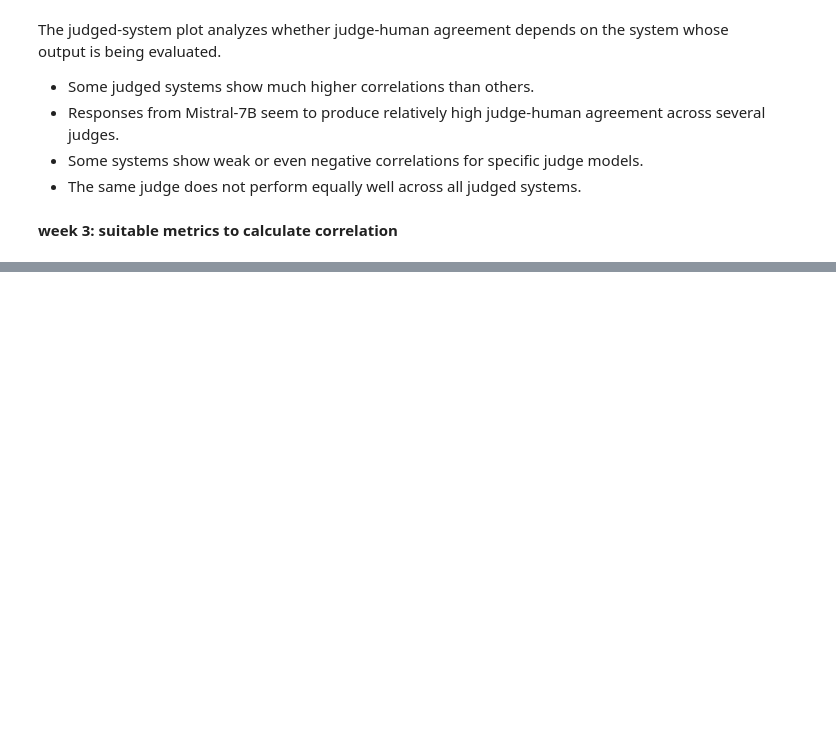
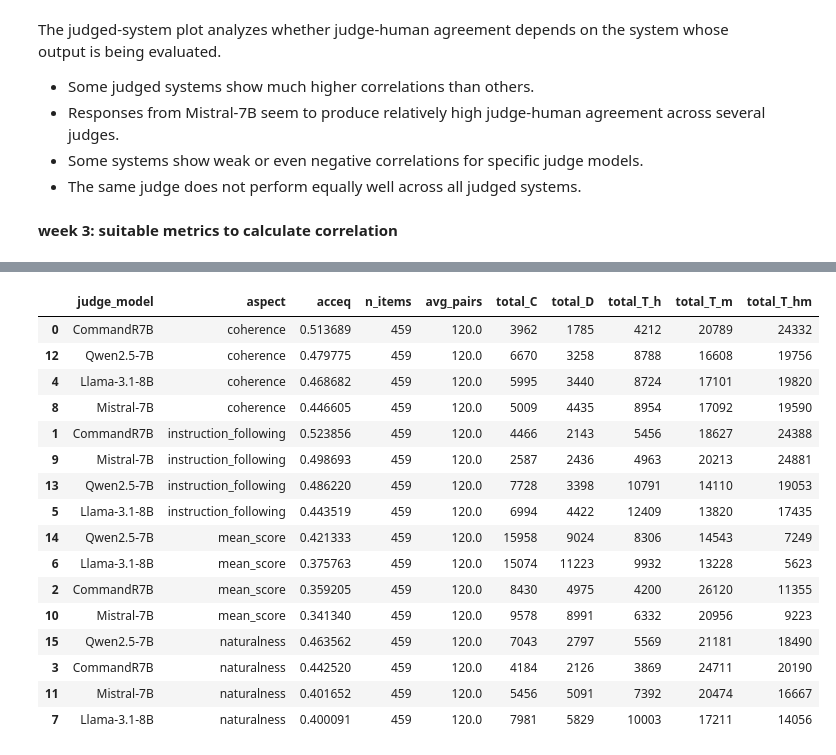
Before and after one commit to NhAnh278/llm-as-a-judge-praktikum, a Jupyter notebook: notebooks/Nhat_Anh_Hoang_analysis.ipynb, the cells around one changed output, grey strips where cells are left out. Cells and saved outputs as stored; diff of their text form; code cells hidden in the pictures; blank space fills up the shorter version.

```diff
--- a/notebooks/Nhat_Anh_Hoang_analysis.ipynb
+++ b/notebooks/Nhat_Anh_Hoang_analysis.ipynb
@@ -935,0 +1244,36 @@ The judged-system plot analyzes whether judge-human agreement depends on the sys
+# %%
+df_acceq_by_aspect = (
+    df_acceq_items
+    .groupby(["judge_model", "aspect"], as_index=False)
+    .agg(
+        acceq=("acceq", "mean"),
+        n_items=("acceq", "size"),
+        avg_pairs=("n_pairs", "mean"),
+        total_C=("C", "sum"),
+        total_D=("D", "sum"),
+        total_T_h=("T_h", "sum"),
+        total_T_m=("T_m", "sum"),
+        total_T_hm=("T_hm", "sum"),
+    )
+    .sort_values(["aspect", "acceq"], ascending=[True, False])
+)
+
+df_acceq_by_aspect
+# %% [output]
+|  | judge_model | aspect | acceq | n_items | avg_pairs | total_C | total_D | total_T_h | total_T_m | total_T_hm |
+| 0 | CommandR7B | coherence | 0.513689 | 459 | 120.0 | 3962 | 1785 | 4212 | 20789 | 24332 |
+| 12 | Qwen2.5-7B | coherence | 0.479775 | 459 | 120.0 | 6670 | 3258 | 8788 | 16608 | 19756 |
+| 4 | Llama-3.1-8B | coherence | 0.468682 | 459 | 120.0 | 5995 | 3440 | 8724 | 17101 | 19820 |
+| 8 | Mistral-7B | coherence | 0.446605 | 459 | 120.0 | 5009 | 4435 | 8954 | 17092 | 19590 |
+| 1 | CommandR7B | instruction_following | 0.523856 | 459 | 120.0 | 4466 | 2143 | 5456 | 18627 | 24388 |
+| 9 | Mistral-7B | instruction_following | 0.498693 | 459 | 120.0 | 2587 | 2436 | 4963 | 20213 | 24881 |
+| 13 | Qwen2.5-7B | instruction_following | 0.486220 | 459 | 120.0 | 7728 | 3398 | 10791 | 14110 | 19053 |
+| 5 | Llama-3.1-8B | instruction_following | 0.443519 | 459 | 120.0 | 6994 | 4422 | 12409 | 13820 | 17435 |
+| 14 | Qwen2.5-7B | mean_score | 0.421333 | 459 | 120.0 | 15958 | 9024 | 8306 | 14543 | 7249 |
+| 6 | Llama-3.1-8B | mean_score | 0.375763 | 459 | 120.0 | 15074 | 11223 | 9932 | 13228 | 5623 |
+| 2 | CommandR7B | mean_score | 0.359205 | 459 | 120.0 | 8430 | 4975 | 4200 | 26120 | 11355 |
+| 10 | Mistral-7B | mean_score | 0.341340 | 459 | 120.0 | 9578 | 8991 | 6332 | 20956 | 9223 |
+| 15 | Qwen2.5-7B | naturalness | 0.463562 | 459 | 120.0 | 7043 | 2797 | 5569 | 21181 | 18490 |
+| 3 | CommandR7B | naturalness | 0.442520 | 459 | 120.0 | 4184 | 2126 | 3869 | 24711 | 20190 |
+| 11 | Mistral-7B | naturalness | 0.401652 | 459 | 120.0 | 5456 | 5091 | 7392 | 20474 | 16667 |
+| 7 | Llama-3.1-8B | naturalness | 0.400091 | 459 | 120.0 | 7981 | 5829 | 10003 | 17211 | 14056 |
```
Also changed, not shown: parts of 18 cells of this notebook.
